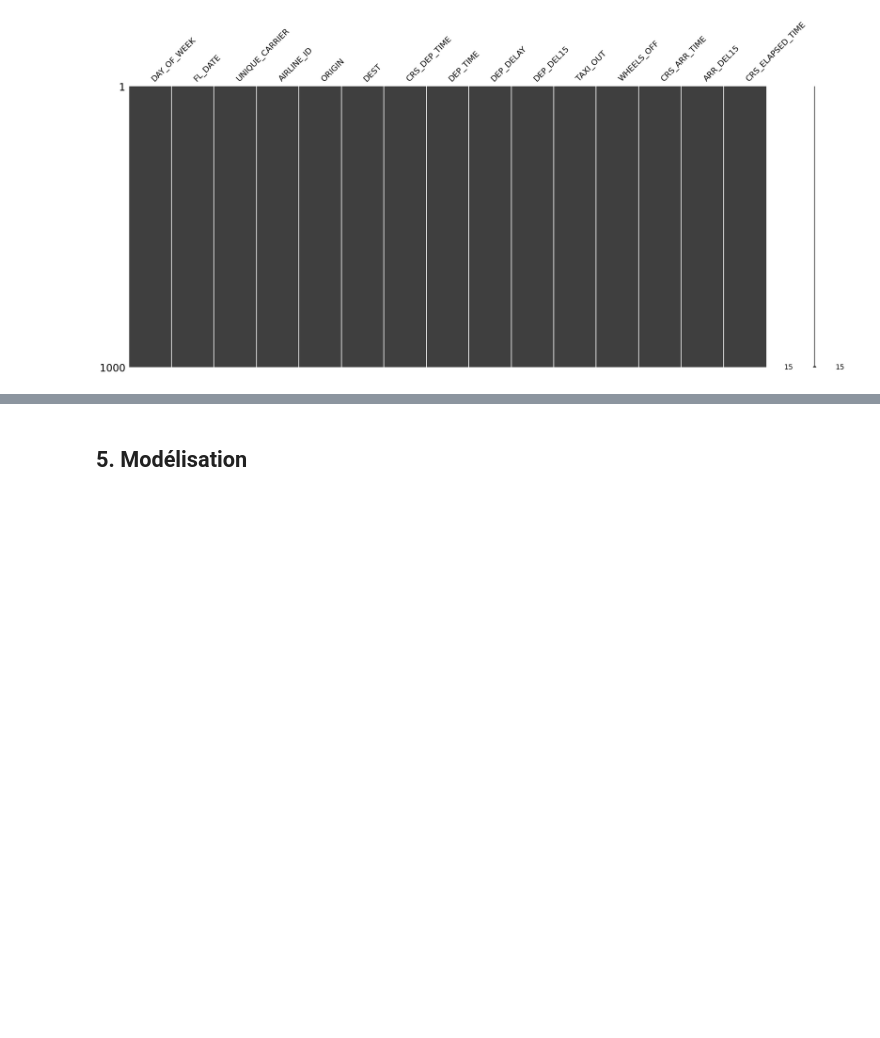
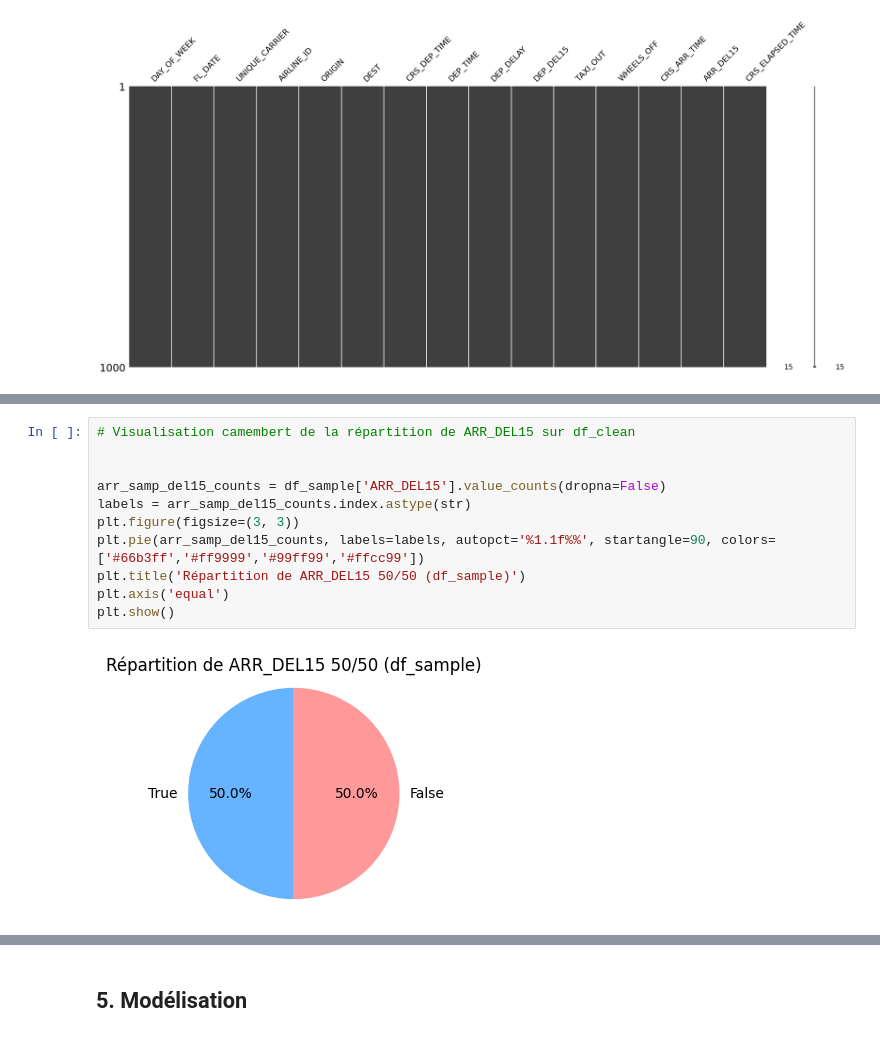
Before and after one commit to gcortier/mod6_1, a Jupyter notebook: database/flights/analyse-retards-avion.ipynb, the cells around one changed output, grey strips where cells are left out. Cells and saved outputs as stored; diff of their text form; blank space fills up the shorter version.

```diff
--- a/database/flights/analyse-retards-avion.ipynb
+++ b/database/flights/analyse-retards-avion.ipynb
@@ -139,6 +173,19 @@ plt.axis('equal')
 plt.show()
 # %% [output]
 [figure]
+# %%
+# Visualisation camembert de la répartition de ARR_DEL15 sur df_clean
+
+
+arr_samp_del15_counts = df_sample['ARR_DEL15'].value_counts(dropna=False)
+labels = arr_samp_del15_counts.index.astype(str)
+plt.figure(figsize=(3, 3))
+plt.pie(arr_samp_del15_counts, labels=labels, autopct='%1.1f%%', startangle=90, colors=['#66b3ff','#ff9999','#99ff99','#ffcc99'])
+plt.title('Répartition de ARR_DEL15 50/50 (df_sample)')
+plt.axis('equal')
+plt.show()
+# %% [output]
+[figure, added]
 # %%
 # Analyse des outliers sur les colonnes numériques
 import matplotlib.pyplot as plt
```
Also changed, not shown: parts of 14 cells of this notebook, 17 other files.
